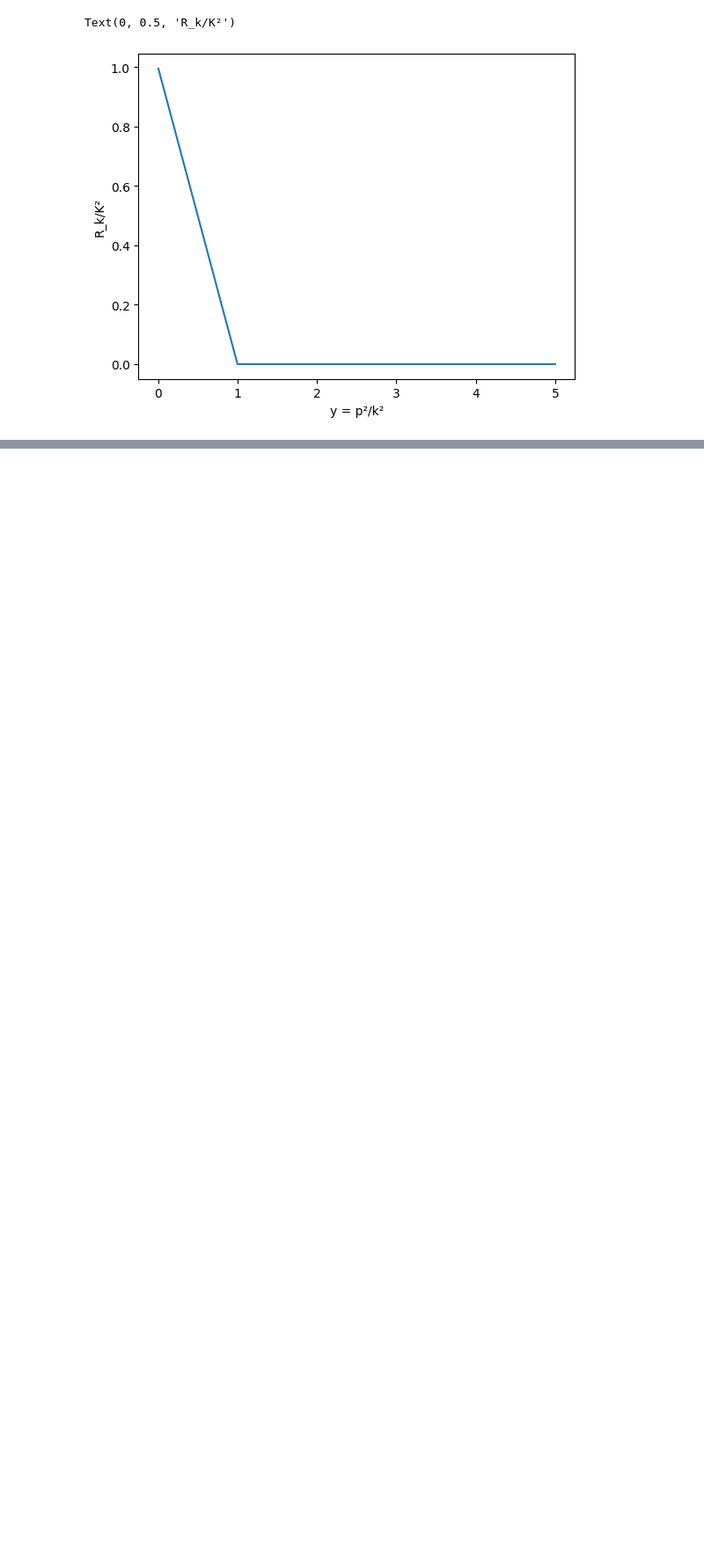
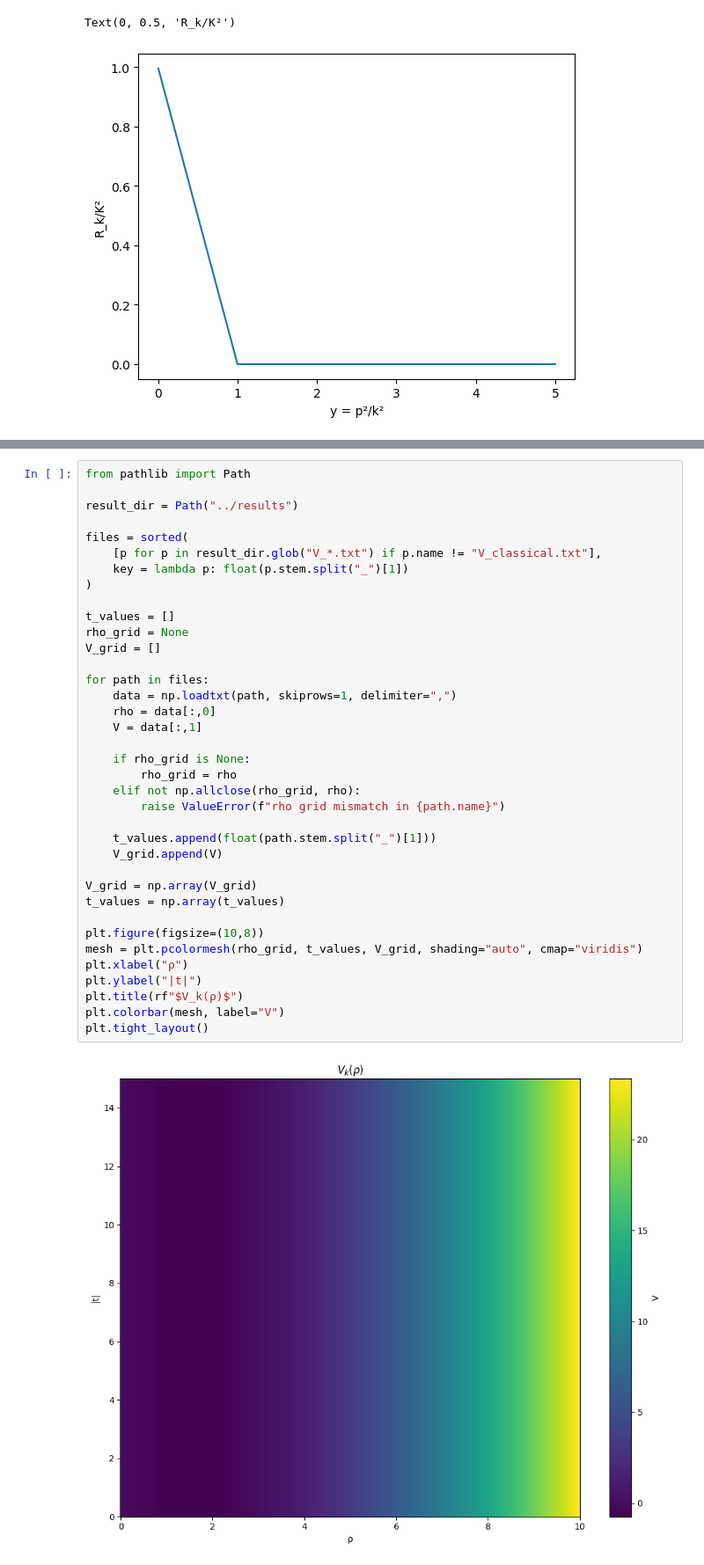
Before and after one commit to kilianroeth/FRG, a Jupyter notebook: plot/plot.ipynb, the cells around one changed output, grey strips where cells are left out. Shown at 88% size. Cells and saved outputs as stored; diff of their text form; blank space fills up the shorter version.

```diff
--- a/plot/plot.ipynb
+++ b/plot/plot.ipynb
@@ -36,0 +38,39 @@ plt.grid(alpha=0.5)
+# %%
+from pathlib import Path
+
+result_dir = Path("../results")
+
+files = sorted(
+    [p for p in result_dir.glob("V_*.txt") if p.name != "V_classical.txt"],
+    key = lambda p: float(p.stem.split("_")[1])
+)
+
+t_values = []
+rho_grid = None
+V_grid = []
+
+for path in files:
+    data = np.loadtxt(path, skiprows=1, delimiter=",")
+    rho = data[:,0]
+    V = data[:,1]
+
+    if rho_grid is None:
+        rho_grid = rho
+    elif not np.allclose(rho_grid, rho):
+        raise ValueError(f"rho grid mismatch in {path.name}")
+
+    t_values.append(float(path.stem.split("_")[1]))
+    V_grid.append(V)
+
+V_grid = np.array(V_grid)
+t_values = np.array(t_values)
+
+plt.figure(figsize=(10,8))
+mesh = plt.pcolormesh(rho_grid, t_values, V_grid, shading="auto", cmap="viridis")
+plt.xlabel("ρ")
+plt.ylabel("|t|")
+plt.title(rf"$V_k(ρ)$")
+plt.colorbar(mesh, label="V")
+plt.tight_layout()
+# %% [output]
+[figure, added]
```
Also changed, not shown: parts of 2 cells of this notebook, 14 other files.
